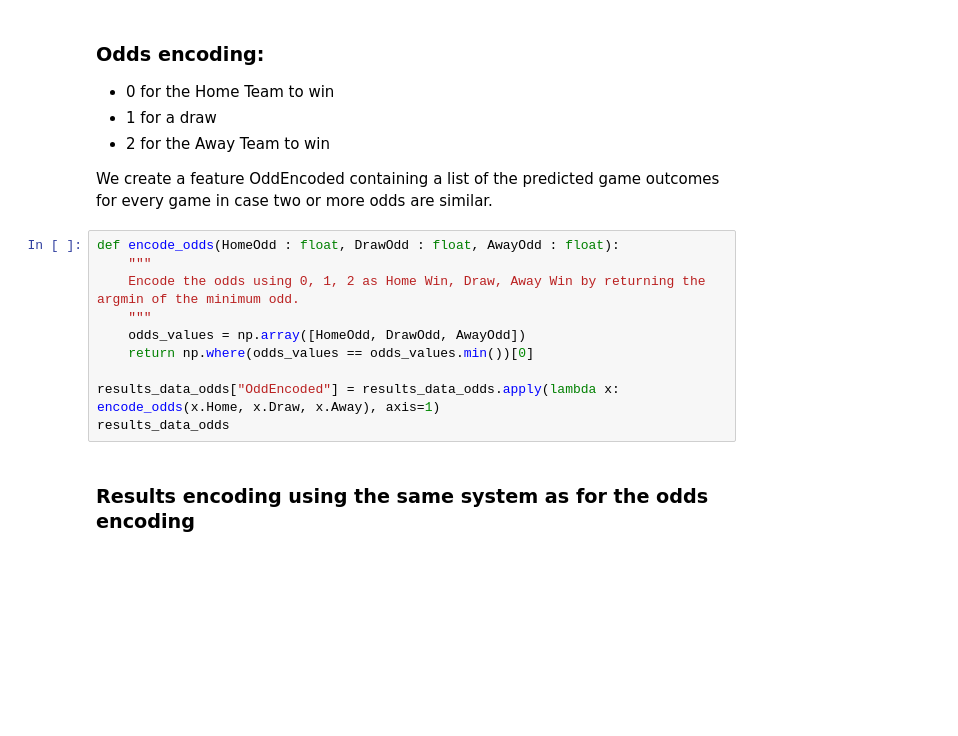
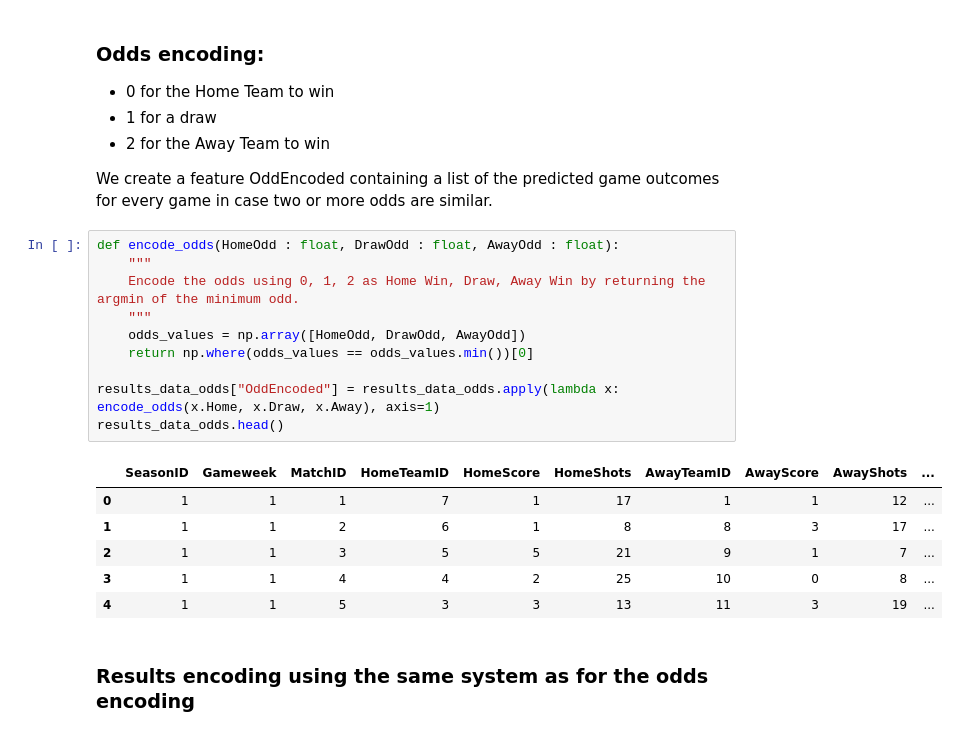
Before and after one commit to GuillaumeMendle/football_prediction, a Jupyter notebook: project_code/0_Part_1.ipynb, the cells around one changed output. Cells and saved outputs as stored; diff of their text form; blank space fills up the shorter version.

```diff
--- a/project_code/0_Part_1.ipynb
+++ b/project_code/0_Part_1.ipynb
@@ -282,13 +387,20 @@ We create a feature OddEncoded containing a list of the predicted game outcomes
 # %%
 def encode_odds(HomeOdd : float, DrawOdd : float, AwayOdd : float):
     """
     Encode the odds using 0, 1, 2 as Home Win, Draw, Away Win by returning the argmin of the minimum odd.
     """
     odds_values = np.array([HomeOdd, DrawOdd, AwayOdd])
     return np.where(odds_values == odds_values.min())[0]
 
 results_data_odds["OddEncoded"] = results_data_odds.apply(lambda x: encode_odds(x.Home, x.Draw, x.Away), axis=1)
-results_data_odds
+results_data_odds.head()
+# %% [output]
+|  | SeasonID | Gameweek | MatchID | HomeTeamID | HomeScore | HomeShots | AwayTeamID | AwayScore | AwayShots | ... |
+| 0 | 1 | 1 | 1 | 7 | 1 | 17 | 1 | 1 | 12 | ... |
+| 1 | 1 | 1 | 2 | 6 | 1 | 8 | 8 | 3 | 17 | ... |
+| 2 | 1 | 1 | 3 | 5 | 5 | 21 | 9 | 1 | 7 | ... |
+| 3 | 1 | 1 | 4 | 4 | 2 | 25 | 10 | 0 | 8 | ... |
+| 4 | 1 | 1 | 5 | 3 | 3 | 13 | 11 | 3 | 19 | ... |
 # %% [markdown]
 ### Results encoding using the same system as for the odds encoding
 # %%
```
Also changed, not shown: parts of 24 cells of this notebook, 5 other files.
